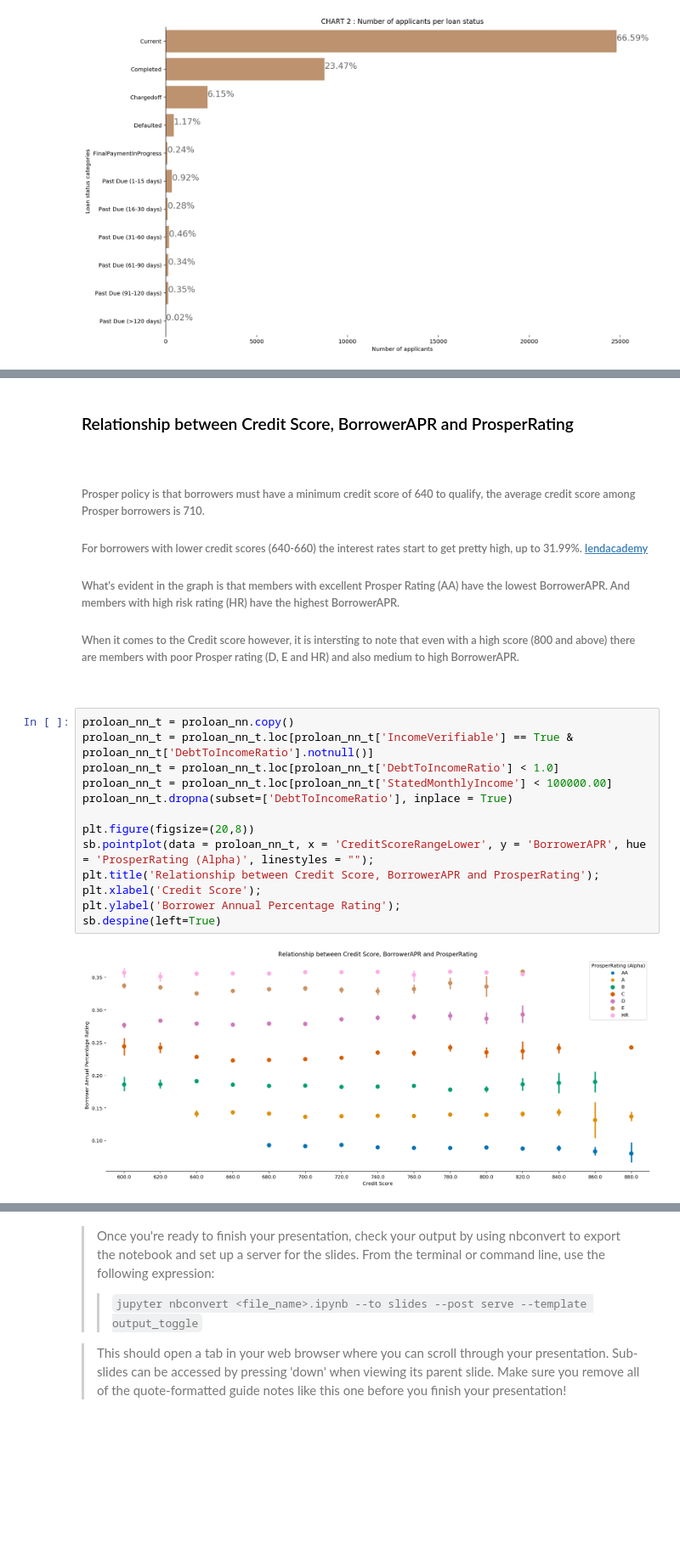
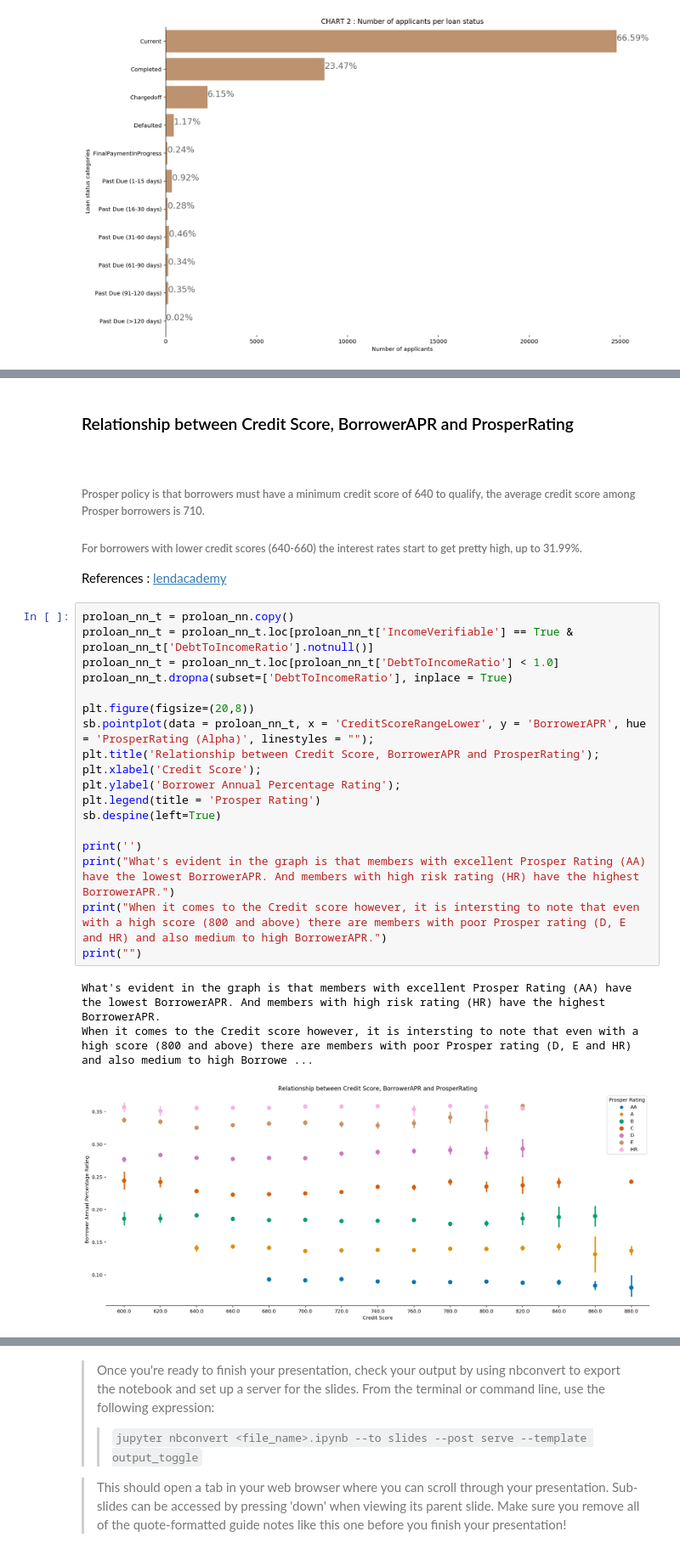
Before and after one commit to lloyddamion/DataVisualisation, a Jupyter notebook: slide_deck_template-checkpoint.ipynb, the cells around one changed output, grey strips where cells are left out. Shown at 85% size. Drawn from its saved outputs; the diff is of its cells as text; blank space fills up the shorter version.

```diff
--- a/slide_deck_template-checkpoint.ipynb
+++ b/slide_deck_template-checkpoint.ipynb
@@ -188,26 +170,31 @@ sb.despine(left=True)
 <br>
 
 ###### Prosper policy is that borrowers must have a minimum credit score of 640 to qualify, the average credit score among Prosper borrowers is 710.
-###### For borrowers with lower credit scores (640-660) the interest rates start to get pretty high, up to 31.99%. [lendacademy](https://www.lendacademy.com/five-things-new-p2p-lending-borrowers-should-know/?)
-
-###### What's evident in the graph is that members with excellent Prosper Rating (AA) have the lowest BorrowerAPR. And members with high risk rating (HR) have the highest BorrowerAPR.
-###### When it comes to the Credit score however, it is intersting to note that even with a high score (800 and above) there are members with poor Prosper rating (D, E and HR) and also medium to high BorrowerAPR.
+###### For borrowers with lower credit scores (640-660) the interest rates start to get pretty high, up to 31.99%.
+References : [lendacademy](https://www.lendacademy.com/five-things-new-p2p-lending-borrowers-should-know/?)
 <br>
 # %%
 proloan_nn_t = proloan_nn.copy()
 proloan_nn_t = proloan_nn_t.loc[proloan_nn_t['IncomeVerifiable'] == True & proloan_nn_t['DebtToIncomeRatio'].notnull()]
 proloan_nn_t = proloan_nn_t.loc[proloan_nn_t['DebtToIncomeRatio'] < 1.0]
-proloan_nn_t = proloan_nn_t.loc[proloan_nn_t['StatedMonthlyIncome'] < 100000.00]
 proloan_nn_t.dropna(subset=['DebtToIncomeRatio'], inplace = True)
 
 plt.figure(figsize=(20,8))
 sb.pointplot(data = proloan_nn_t, x = 'CreditScoreRangeLower', y = 'BorrowerAPR', hue = 'ProsperRating (Alpha)', linestyles = "");
 plt.title('Relationship between Credit Score, BorrowerAPR and ProsperRating');
 plt.xlabel('Credit Score');
 plt.ylabel('Borrower Annual Percentage Rating');
+plt.legend(title = 'Prosper Rating')
 sb.despine(left=True)
+
+print('')
+print("What's evident in the graph is that members with excellent Prosper Rating (AA) have the lowest BorrowerAPR. And members with high risk rating (HR) have the highest BorrowerAPR.")
+print("When it comes to the Credit score however, it is intersting to note that even with a high score (800 and above) there are members with poor Prosper rating (D, E and HR) and also medium to high BorrowerAPR.")
+print("")
 # %% [output]
+What's evident in the graph is that members with excellent Prosper Rating (AA) have the lowest BorrowerAPR. And members with high risk rating (HR) have the highest BorrowerAPR.
+When it comes to the Credit score however, it is intersting to note that even with a high score (800 and above) there are members with poor Prosper rating (D, E and HR) and also medium to high Borrowe ...
-[figure, old version]
+[figure, new version]
 # %% [markdown]
 <br>
 
```
Also changed, not shown: parts of 29 cells of this notebook.
